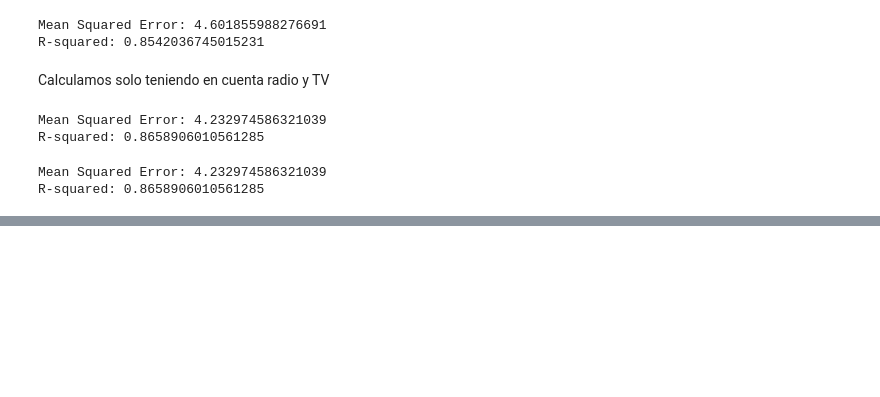
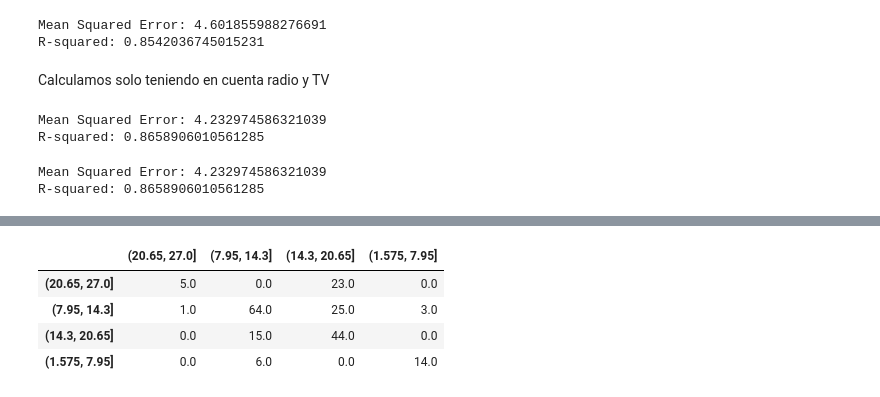
Before and after one commit to milalangone/unsupervised_advertising, a Jupyter notebook: regression_sales_analysis.ipynb, the cells around one changed output, grey strips where cells are left out. Cells and saved outputs as stored; diff of their text form; code cells hidden in the pictures; blank space fills up the shorter version.

Commit message:
feat: conf mats

```diff
--- a/regression_sales_analysis.ipynb
+++ b/regression_sales_analysis.ipynb
@@ -481,0 +507,7 @@ R-squared: 0.8658906010561285
+# %%
+vals = df.to_numpy()
+# %%
+expected = dict()
+for i in range(vals.shape[0]):
+    expected[i] = vals[i, 4]
+expected
@@ -481,0 +532,7 @@ R-squared: 0.8658906010561285
+# %%
+O_radio_tv_predicted = dict()
+for i in range(O_radio_tv.shape[0]):
+    for interval in intervals:
+        if O_radio_tv[i].item() in interval:
+            O_radio_tv_predicted[i] = interval
+O_radio_tv_predicted
@@ -481,0 +557,7 @@ R-squared: 0.8658906010561285
+# %%
+O_tv_predicted = dict()
+for i in range(O_tv.shape[0]):
+    for interval in intervals:
+        if O_tv[i].item() in interval:
+            O_tv_predicted[i] = interval
+O_tv_predicted
@@ -481,0 +584,9 @@ R-squared: 0.8658906010561285
+# %%
+conf_mat_tv = calculate_confusion_matrix(intervals, O_tv_predicted, expected)
+conf_mat_tv
+# %% [output]
+|  | (20.65, 27.0] | (7.95, 14.3] | (14.3, 20.65] | (1.575, 7.95] |
+| (20.65, 27.0] | 5.0 | 0.0 | 23.0 | 0.0 |
+| (7.95, 14.3] | 1.0 | 64.0 | 25.0 | 3.0 |
+| (14.3, 20.65] | 0.0 | 15.0 | 44.0 | 0.0 |
+| (1.575, 7.95] | 0.0 | 6.0 | 0.0 | 14.0 |
```
Also changed, not shown: parts of 15 cells of this notebook, 1 other file.
